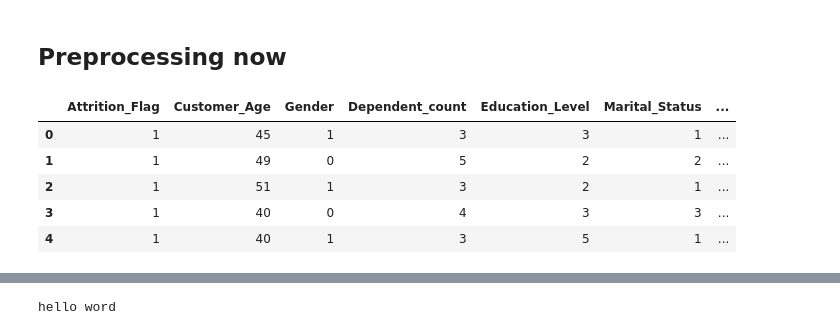
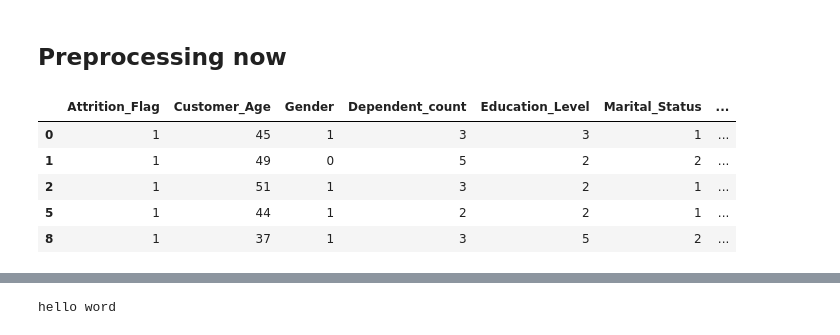
Before and after one commit to Kidchris/Lesson, a Jupyter notebook: bankChurners.ipynb, the cells around one changed output, grey strips where cells are left out. Cells and saved outputs as stored; diff of their text form; code cells hidden in the pictures.

```diff
--- a/bankChurners.ipynb
+++ b/bankChurners.ipynb
@@ -140,13 +140,3 @@ class Preprocess :
 # %%
 data_prepro = data.copy()
 prepro = Preprocess()
-# %%
-prepro.encoder(data_prepro)
-data_prepro.head()
-# %% [output]
-|  | Attrition_Flag | Customer_Age | Gender | Dependent_count | Education_Level | Marital_Status | ... |
-| 0 | 1 | 45 | 1 | 3 | 3 | 1 | ... |
-| 1 | 1 | 49 | 0 | 5 | 2 | 2 | ... |
-| 2 | 1 | 51 | 1 | 3 | 2 | 1 | ... |
-| 3 | 1 | 40 | 0 | 4 | 3 | 3 | ... |
-| 4 | 1 | 40 | 1 | 3 | 5 | 1 | ... |
@@ -153,3 +155,13 @@ data_prepro.head()
+# %%
+data_prepro = data_prepro.drop(data_prepro_index.index.values.tolist(), axis=0)
+data_prepro.head()
+# %% [output]
+|  | Attrition_Flag | Customer_Age | Gender | Dependent_count | Education_Level | Marital_Status | ... |
+| 0 | 1 | 45 | 1 | 3 | 3 | 1 | ... |
+| 1 | 1 | 49 | 0 | 5 | 2 | 2 | ... |
+| 2 | 1 | 51 | 1 | 3 | 2 | 1 | ... |
+| 5 | 1 | 44 | 1 | 2 | 2 | 1 | ... |
+| 8 | 1 | 37 | 1 | 3 | 5 | 2 | ... |
 # %%
 X_train, X_test, y_train, y_test = prepro.split(data_prepro)
 
```
Also changed, not shown: parts of 9 cells of this notebook.
